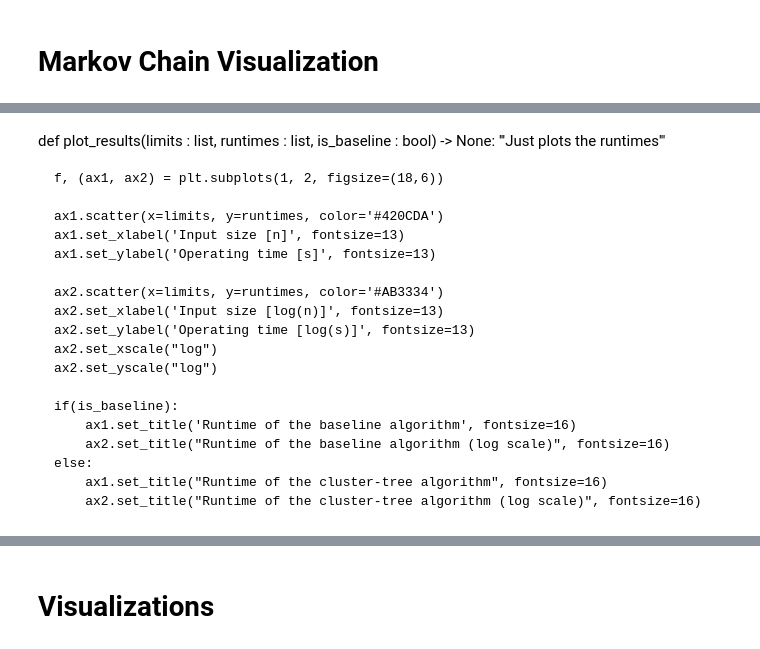
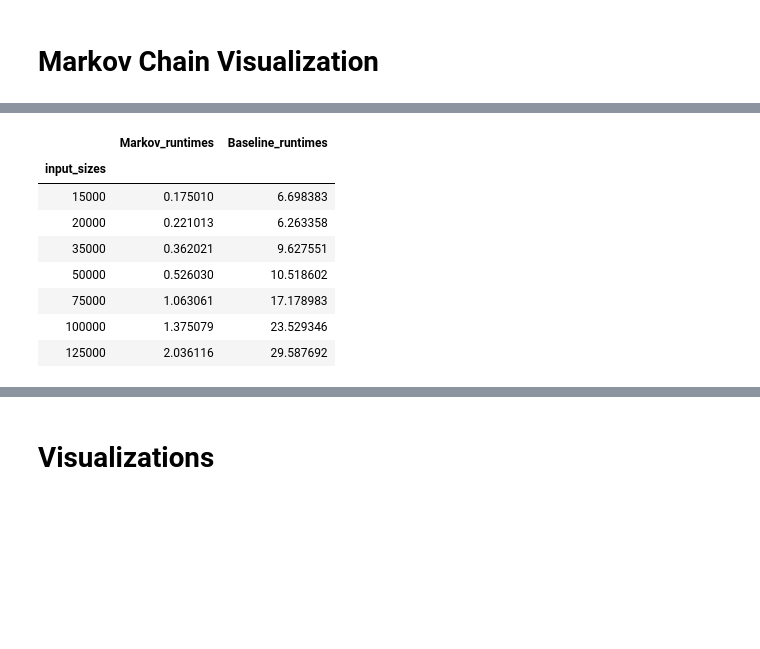
Before and after one commit to erenaydoslu/process-minning, a Jupyter notebook: Miner.ipynb, the cells around one changed output, grey strips where cells are left out. Drawn from its saved outputs; the diff is of its cells as text; code cells hidden in the pictures; blank space fills up the shorter version.

```diff
--- a/Miner.ipynb
+++ b/Miner.ipynb
@@ -1074,22 +1089,0 @@ Current CPU usage is 0.0 %
-# %% [markdown]
-def plot_results(limits : list, runtimes : list, is_baseline : bool) -> None:
-    '''Just plots the runtimes'''
-
-    f, (ax1, ax2) = plt.subplots(1, 2, figsize=(18,6))
-
-    ax1.scatter(x=limits, y=runtimes, color='#420CDA')
-    ax1.set_xlabel('Input size [n]', fontsize=13)
-    ax1.set_ylabel('Operating time [s]', fontsize=13)
-
-    ax2.scatter(x=limits, y=runtimes, color='#AB3334')
-    ax2.set_xlabel('Input size [log(n)]', fontsize=13)
-    ax2.set_ylabel('Operating time [log(s)]', fontsize=13)
-    ax2.set_xscale("log")
-    ax2.set_yscale("log")
-
-    if(is_baseline):
-        ax1.set_title('Runtime of the baseline algorithm', fontsize=16)
-        ax2.set_title("Runtime of the baseline algorithm (log scale)", fontsize=16)
-    else:
-        ax1.set_title("Runtime of the cluster-tree algorithm", fontsize=16)
-        ax2.set_title("Runtime of the cluster-tree algorithm (log scale)", fontsize=16)
@@ -1095,0 +1098,18 @@ def plot_results(limits : list, runtimes : list, is_baseline : bool) -> None:
+# %%
+x = [125000, 100000, 75000, 50000, 35000, 20000, 15000]
+
+df = pd.DataFrame({'input_sizes': x, 'Markov_runtimes': markov_runtimes, 'Baseline_runtimes': baseline_runtimes})
+
+df = df.iloc[::-1]
+df = df.set_index('input_sizes')
+df
+# %% [output]
+|  | Markov_runtimes | Baseline_runtimes |
+| input_sizes |  |  |
+| 15000 | 0.175010 | 6.698383 |
+| 20000 | 0.221013 | 6.263358 |
+| 35000 | 0.362021 | 9.627551 |
+| 50000 | 0.526030 | 10.518602 |
+| 75000 | 1.063061 | 17.178983 |
+| 100000 | 1.375079 | 23.529346 |
+| 125000 | 2.036116 | 29.587692 |
```
Also changed, not shown: parts of 21 cells of this notebook.
